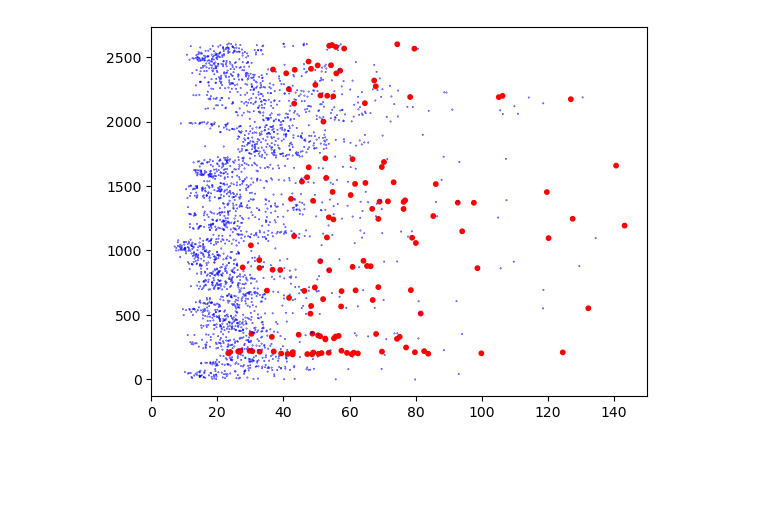
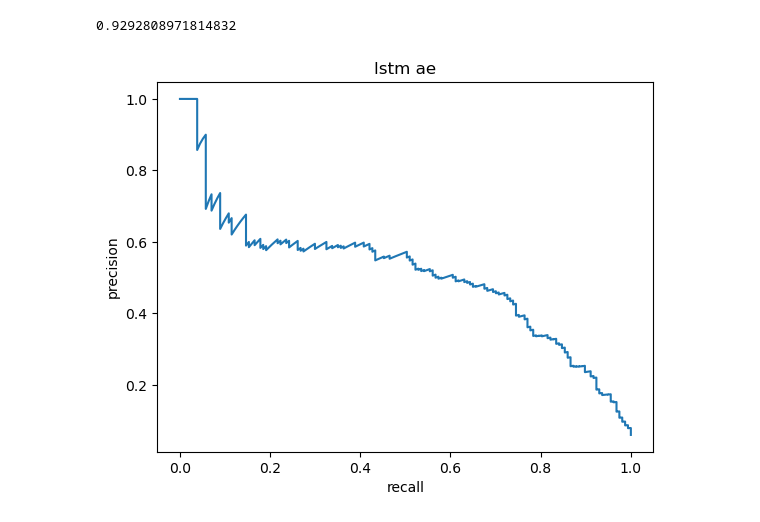
Before and after one commit to What-a-mess/Wind-Turbine-SCADA-Anomaly-Detection, a Jupyter notebook: lstm_autoencoder.ipynb, the cells around one changed output. Saved outputs shown, nothing was run; the diff lists cells and outputs as text; code cells hidden in the pictures; blank space fills up the shorter version.

Commit message:
adjusted the metrics used in autoencoder

```diff
--- a/lstm_autoencoder.ipynb
+++ b/lstm_autoencoder.ipynb
@@ -67,14 +67,35 @@ loss: 0.787438  [21843/21843]
 # %%
+import sklearn.metrics as metrics
 
 res_sorted = np.sort(res)
 res_cdf = 1. * np.arange(len(res)) / (len(res) - 1)
 point_color = ["red" if label == 1 else "blue" for label in test_labels]
 point_size = [0.1 if label == 0 else 10 for label in test_labels]
 # plt.hist(res, bins=200)
-# plt.scatter(res_sorted, res_cdf, s=point_size, c=point_color)
+# plt.scatter(res, range(res.size), s=point_size, c=point_color)
 
-plt.scatter(res, range(res.size), s=point_size, c=point_color)
-plt.xlim(0, 150)
+fpr, tpr, _ = metrics.roc_curve(test_labels, res)
+
+precision, recall, threshold = metrics.precision_recall_curve(test_labels, res)
+
+# precision = precision[0:-3]
+#
+# recall = recall[0:-3]
+
+plt.plot(recall, precision)
+
+# print(precision, recall)
+
+print(metrics.auc(fpr, tpr))
+
+# print(metrics.f1_score(test_labels, res))
+
+# plt.scatter(res_sorted, range(res.size), s=point_size, c=point_color)
+# plt.xlim(0, 150)
+plt.ylabel("precision")
+plt.xlabel("recall")
+plt.title("lstm ae")
 plt.show()
 # %% [output]
+0.9292808971814832
-[figure, old version]
+[figure, new version]
```
Also changed, not shown: parts of 2 cells of this notebook, 1 other file.
